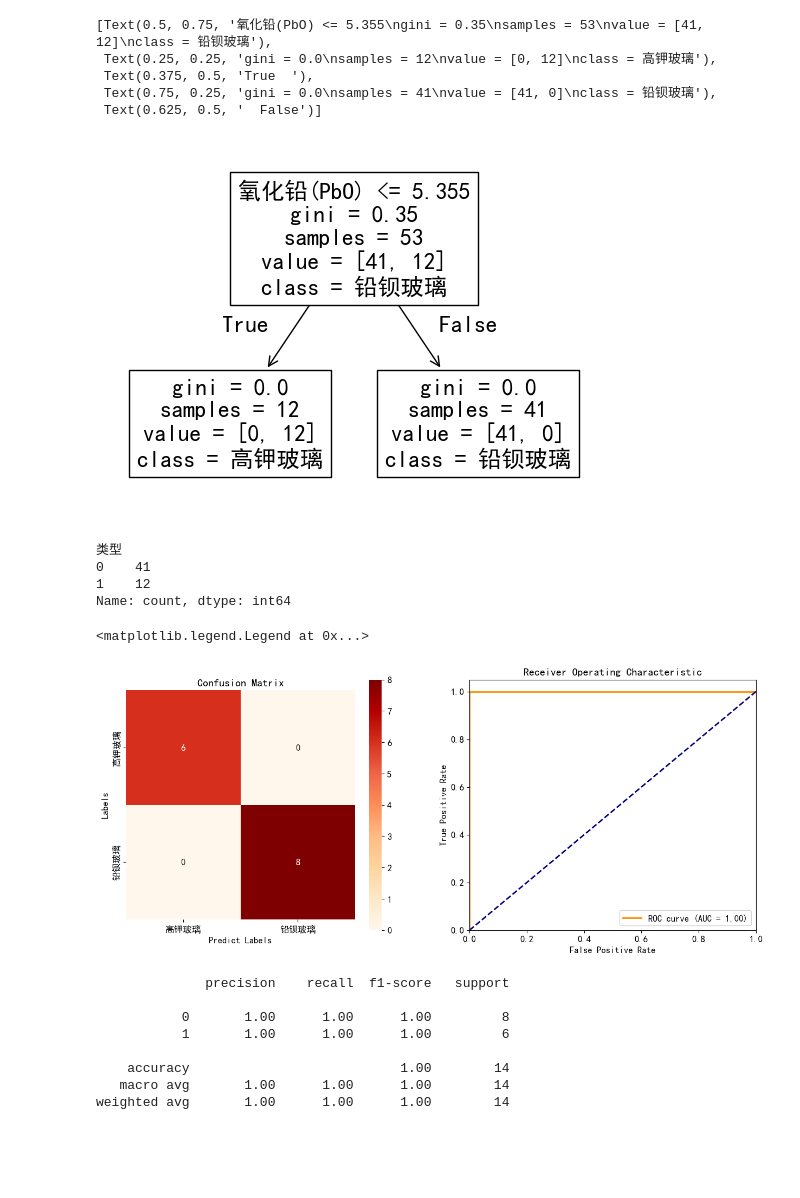
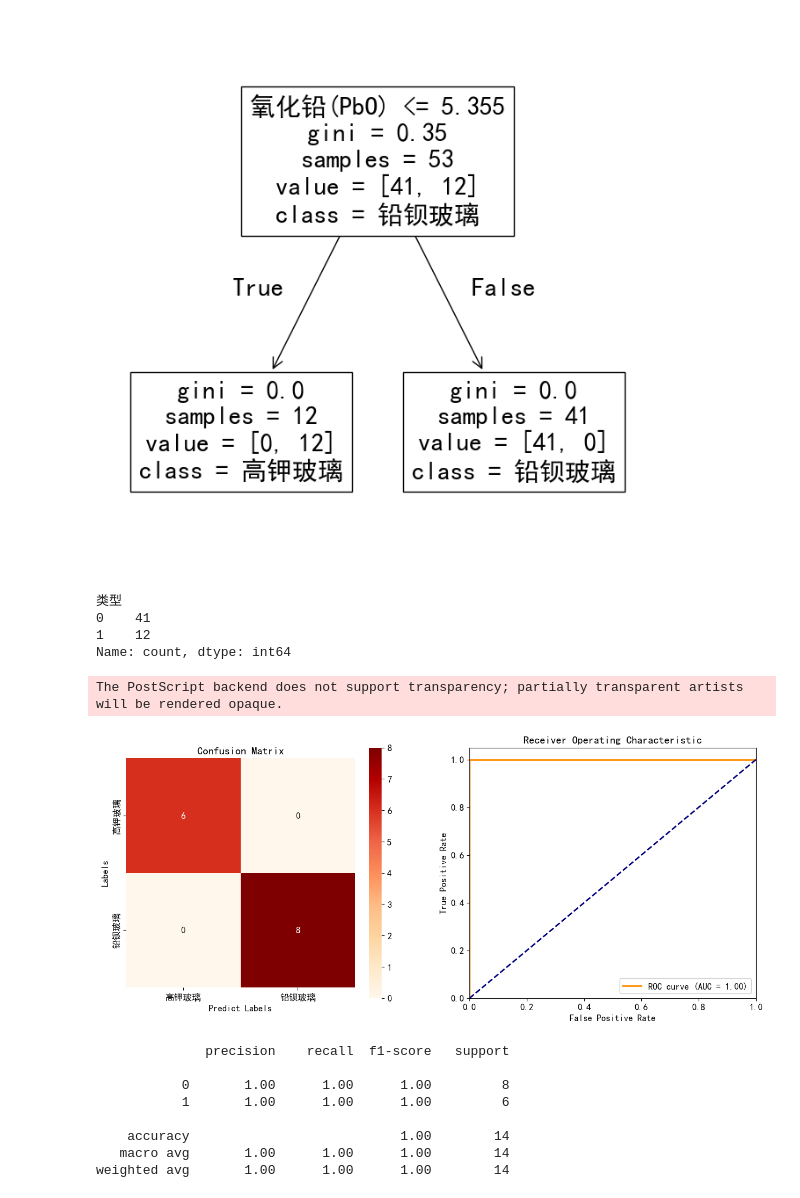
Before and after one commit to XingA02/CUMCM-2022C, a Jupyter notebook: 2_1_分类规律.ipynb, the cells around one changed output. Saved outputs shown, nothing was run; the diff lists cells and outputs as text; code cells hidden in the pictures; blank space fills up the shorter version.

```diff
--- a/2_1_分类规律.ipynb
+++ b/2_1_分类规律.ipynb
@@ -51,15 +51,12 @@ y_pred = tree.predict(X_test)
 # %%
 from sklearn.tree import plot_tree
 
-
-plot_tree(tree, feature_names=X.columns, class_names=['铅钡玻璃', '高钾玻璃'])
+# 绘制决策树
+fig, ax = plt.subplots(figsize=(8, 8))
+plot_tree(tree, feature_names=X.columns, class_names=['铅钡玻璃', '高钾玻璃'], ax=ax)
+fig.savefig('图片\\5_分类规律可视化-基于决策树.eps')
 # %% [output]
-[Text(0.5, 0.75, '氧化铅(PbO) <= 5.355\ngini = 0.35\nsamples = 53\nvalue = [41, 12]\nclass = 铅钡玻璃'),
- Text(0.25, 0.25, 'gini = 0.0\nsamples = 12\nvalue = [0, 12]\nclass = 高钾玻璃'),
- Text(0.375, 0.5, 'True  '),
- Text(0.75, 0.25, 'gini = 0.0\nsamples = 41\nvalue = [41, 0]\nclass = 铅钡玻璃'),
- Text(0.625, 0.5, '  False')]
-[figure, old version]
+[figure, new version]
 # %%
 y_train.value_counts()
 # %% [output]
@@ -70,15 +78,4 @@ Name: count, dtype: int64
 # %%
-from sklearn.metrics import auc, confusion_matrix
-from sklearn import metrics
-
-# 虽然这个混淆矩阵是个 array 没有标签，但对应的标签就是按我下面labels的顺序排列的
-mat = confusion_matrix(y_test, y_pred, labels=[1, 0])
-
-# 计算AUC和ROC曲线下的面积(AUC value)和横坐标为fpr,纵坐标为tpr的点
-auc_value = metrics.roc_auc_score(y_test, y_pred)
-fpr, tpr, _ = metrics.roc_curve(y_test, y_pred)
-roc_auc_point = auc(fpr, tpr)
-
 fig, ax = plt.subplots(nrows=1, ncols=2, figsize=(15, 6))
 
 sns.heatmap(mat, annot=True, square="equal", cmap="OrRd", ax=ax[0],
@@ -96,8 +93,10 @@ ax[1].set_xlabel('False Positive Rate')
 ax[1].set_ylabel('True Positive Rate')
 ax[1].set_title('Receiver Operating Characteristic')
 plt.legend(loc="lower right")
+
+fig.savefig('图片\\6_对树的分类测试.eps')
 # %% [output]
-<matplotlib.legend.Legend at 0x...>
+The PostScript backend does not support transparency; partially transparent artists will be rendered opaque.
 [figure]
 # %%
 print(metrics.classification_report(y_test, y_pred))
```
Also changed, not shown: parts of 2 cells of this notebook, 32 other files.
